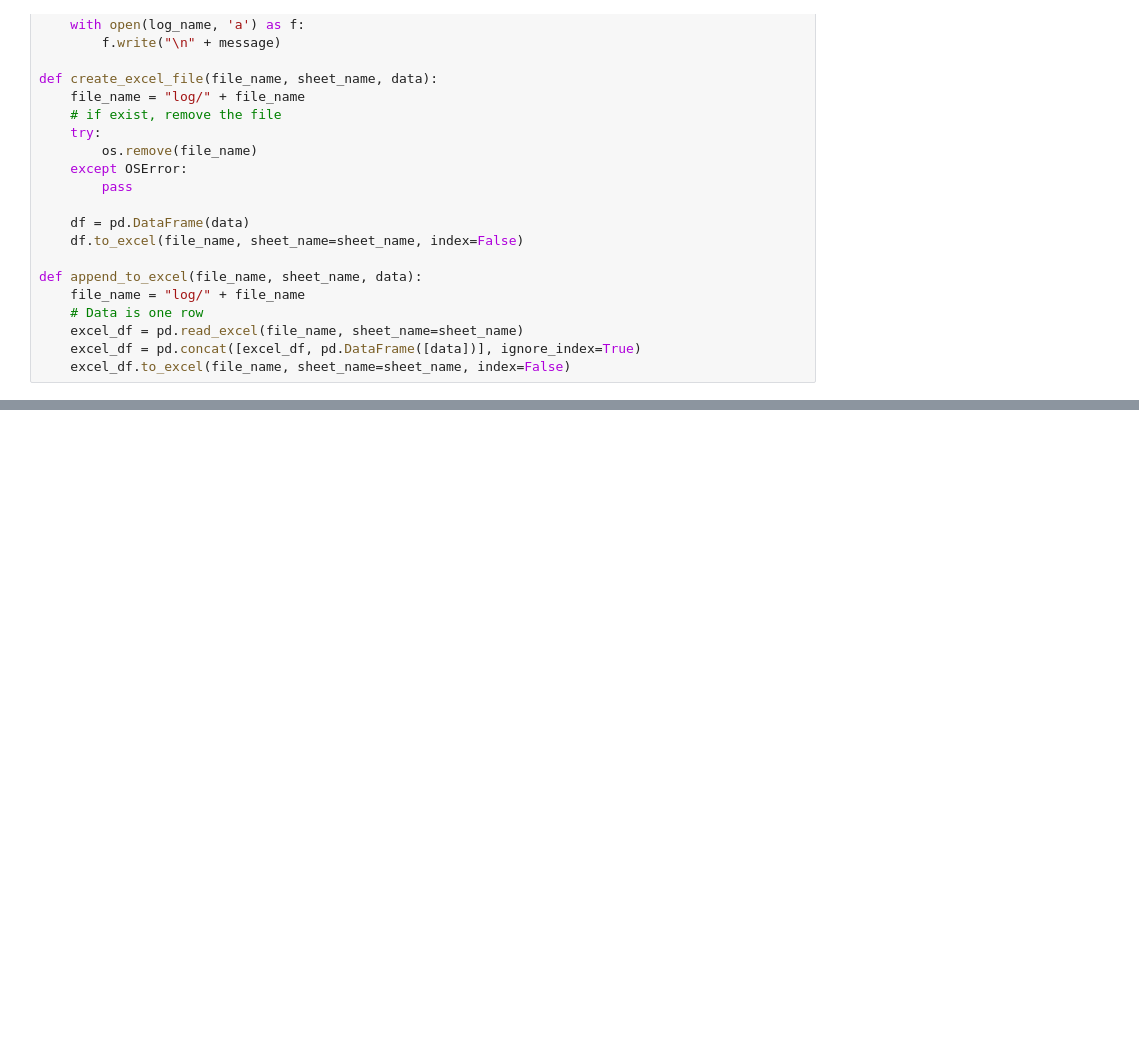
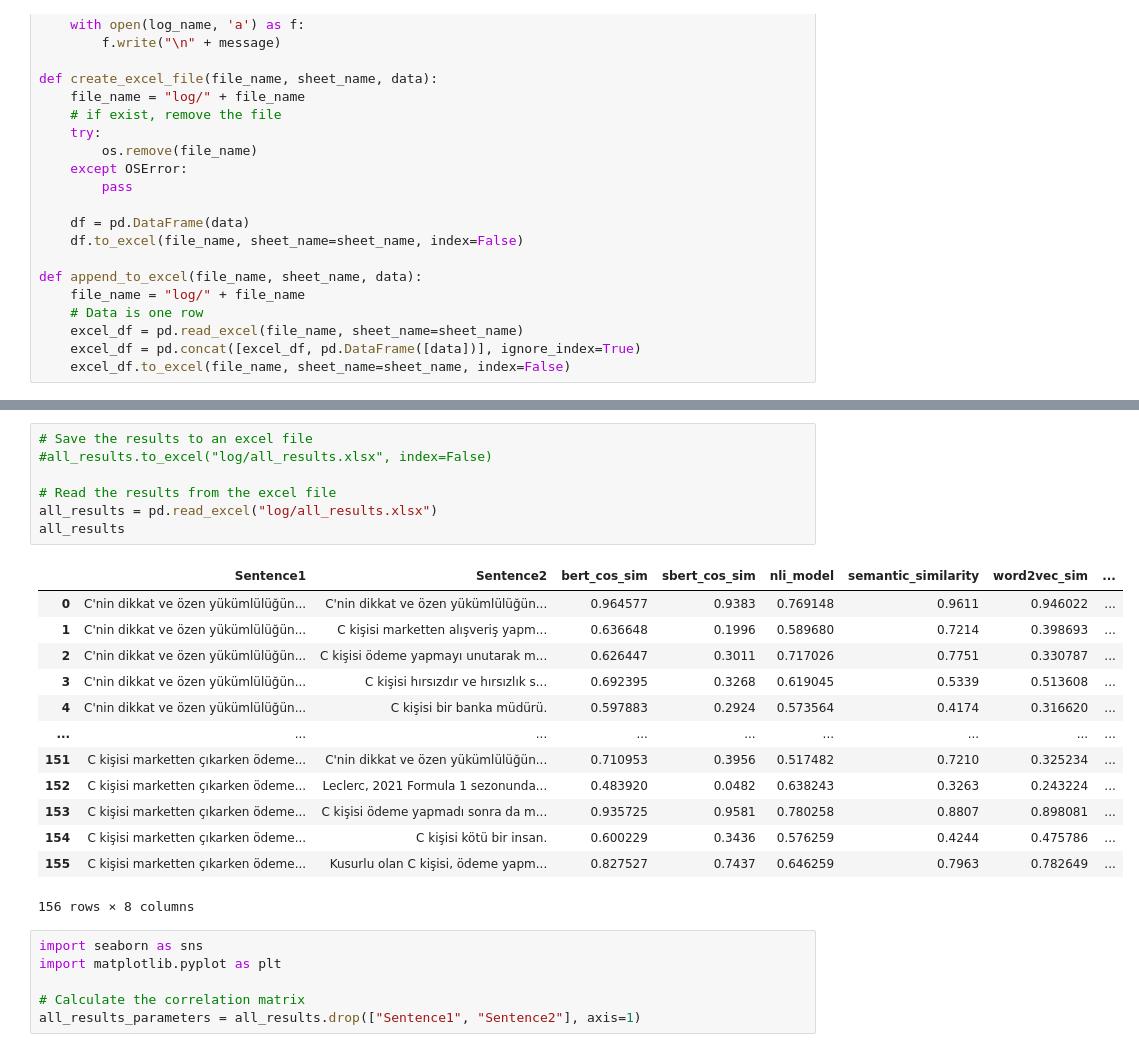
Before and after one commit to HazarN/MAHDAN, a Jupyter notebook: sentence_similarity.ipynb, the cells around one changed output, grey strips where cells are left out. Saved outputs shown, nothing was run; the diff lists cells and outputs as text; blank space fills up the shorter version.

```diff
--- a/sentence_similarity.ipynb
+++ b/sentence_similarity.ipynb
@@ -552,0 +568,27 @@ all_results
+# %%
+# Save the results to an excel file
+#all_results.to_excel("log/all_results.xlsx", index=False)
+
+# Read the results from the excel file
+all_results = pd.read_excel("log/all_results.xlsx")
+all_results
+# %% [output]
+|  | Sentence1 | Sentence2 | bert_cos_sim | sbert_cos_sim | nli_model | semantic_similarity | word2vec_sim | ... |
+| 0 | C'nin dikkat ve özen yükümlülüğün... | C'nin dikkat ve özen yükümlülüğün... | 0.964577 | 0.9383 | 0.769148 | 0.9611 | 0.946022 | ... |
+| 1 | C'nin dikkat ve özen yükümlülüğün... | C kişisi marketten alışveriş yapm... | 0.636648 | 0.1996 | 0.589680 | 0.7214 | 0.398693 | ... |
+| 2 | C'nin dikkat ve özen yükümlülüğün... | C kişisi ödeme yapmayı unutarak m... | 0.626447 | 0.3011 | 0.717026 | 0.7751 | 0.330787 | ... |
+| 3 | C'nin dikkat ve özen yükümlülüğün... | C kişisi hırsızdır ve hırsızlık s... | 0.692395 | 0.3268 | 0.619045 | 0.5339 | 0.513608 | ... |
+| 4 | C'nin dikkat ve özen yükümlülüğün... | C kişisi bir banka müdürü. | 0.597883 | 0.2924 | 0.573564 | 0.4174 | 0.316620 | ... |
+| ... | ... | ... | ... | ... | ... | ... | ... | ... |
+| 151 | C kişisi marketten çıkarken ödeme... | C'nin dikkat ve özen yükümlülüğün... | 0.710953 | 0.3956 | 0.517482 | 0.7210 | 0.325234 | ... |
+| 152 | C kişisi marketten çıkarken ödeme... | Leclerc, 2021 Formula 1 sezonunda... | 0.483920 | 0.0482 | 0.638243 | 0.3263 | 0.243224 | ... |
+| 153 | C kişisi marketten çıkarken ödeme... | C kişisi ödeme yapmadı sonra da m... | 0.935725 | 0.9581 | 0.780258 | 0.8807 | 0.898081 | ... |
+| 154 | C kişisi marketten çıkarken ödeme... | C kişisi kötü bir insan. | 0.600229 | 0.3436 | 0.576259 | 0.4244 | 0.475786 | ... |
+| 155 | C kişisi marketten çıkarken ödeme... | Kusurlu olan C kişisi, ödeme yapm... | 0.827527 | 0.7437 | 0.646259 | 0.7963 | 0.782649 | ... |
+156 rows × 8 columns
+# %%
+import seaborn as sns
+import matplotlib.pyplot as plt
+
+# Calculate the correlation matrix
+all_results_parameters = all_results.drop(["Sentence1", "Sentence2"], axis=1)
```
Also changed, not shown: parts of 6 cells of this notebook, 14 other files.
